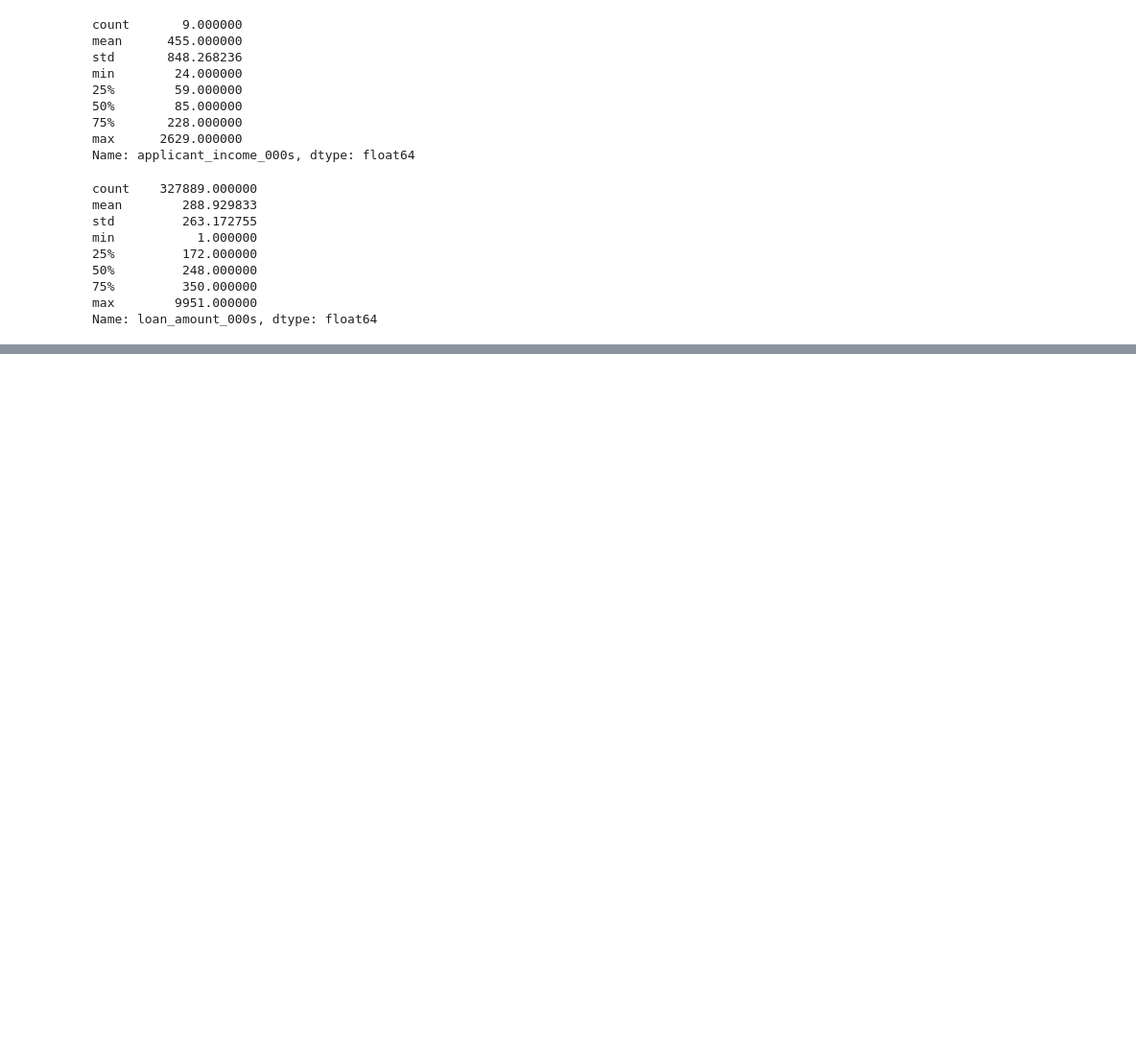
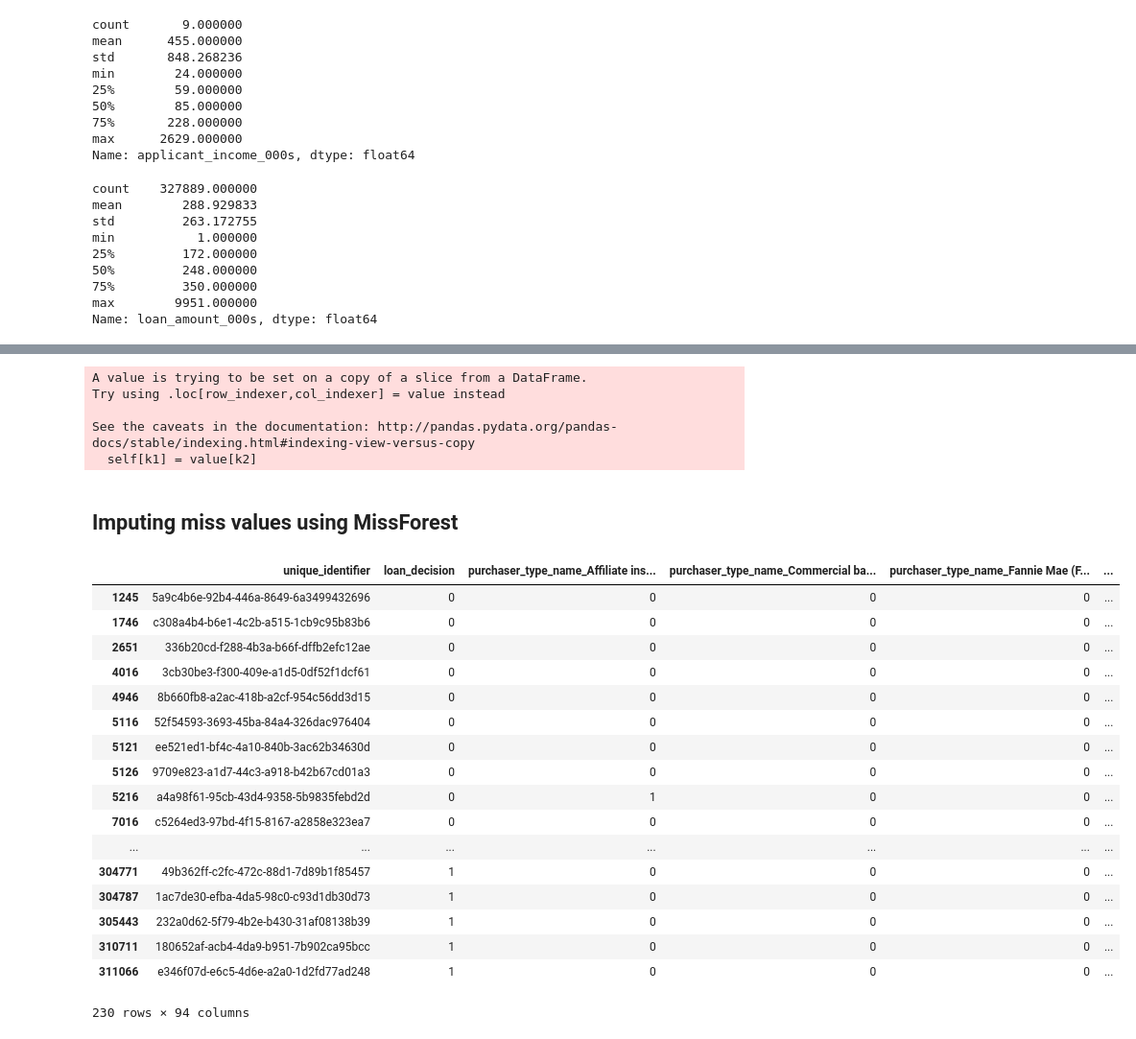
Before and after one commit to paigedilmore/Mortgage-Approvals-WA-State, a Jupyter notebook: Predicting loan denials and approvals.ipynb, the cells around one changed output, grey strips where cells are left out. Shown at 96% size. Cells and saved outputs as stored; diff of their text form; code cells hidden in the pictures; blank space fills up the shorter version.

```diff
--- a/Predicting loan denials and approvals.ipynb
+++ b/Predicting loan denials and approvals.ipynb
@@ -221,0 +297,2 @@ Name: loan_amount_000s, dtype: float64
+# %%
+categorical.drop(['action_taken_name'], axis=1, inplace=True)
@@ -221,0 +309,6 @@ Name: loan_amount_000s, dtype: float64
+# %%
+cols = list(categorical.iloc[:,1:17].columns)
+# %%
+cat_encode = pd.get_dummies(categorical, columns=cols)
+# %%
+prep_df = pd.merge(cat_encode, numeric, how='inner', on='unique_identifier')
@@ -221,0 +363,10 @@ Name: loan_amount_000s, dtype: float64
+# %%
+null_data[cols]= imputed
+# %% [output]
+A value is trying to be set on a copy of a slice from a DataFrame.
+Try using .loc[row_indexer,col_indexer] = value instead
+
+See the caveats in the documentation: http://pandas.pydata.org/pandas-docs/stable/indexing.html#indexing-view-versus-copy
+  self[k1] = value[k2]
+# %% [markdown]
+## Imputing miss values using MissForest
@@ -221,0 +375,21 @@ Name: loan_amount_000s, dtype: float64
+# %%
+prep_df.loc[prep_df['population'].isnull() ==True]#.loan_decision.value_counts(normalize=True)
+# %% [output]
+|  | unique_identifier | loan_decision | purchaser_type_name_Affiliate ins... | purchaser_type_name_Commercial ba... | purchaser_type_name_Fannie Mae (F... | ... |
+| 1245 | 5a9c4b6e-92b4-446a-8649-6a3499432696 | 0 | 0 | 0 | 0 | ... |
+| 1746 | c308a4b4-b6e1-4c2b-a515-1cb9c95b83b6 | 0 | 0 | 0 | 0 | ... |
+| 2651 | 336b20cd-f288-4b3a-b66f-dffb2efc12ae | 0 | 0 | 0 | 0 | ... |
+| 4016 | 3cb30be3-f300-409e-a1d5-0df52f1dcf61 | 0 | 0 | 0 | 0 | ... |
+| 4946 | 8b660fb8-a2ac-418b-a2cf-954c56dd3d15 | 0 | 0 | 0 | 0 | ... |
+| 5116 | 52f54593-3693-45ba-84a4-326dac976404 | 0 | 0 | 0 | 0 | ... |
+| 5121 | ee521ed1-bf4c-4a10-840b-3ac62b34630d | 0 | 0 | 0 | 0 | ... |
+| 5126 | 9709e823-a1d7-44c3-a918-b42b67cd01a3 | 0 | 0 | 0 | 0 | ... |
+| 5216 | a4a98f61-95cb-43d4-9358-5b9835febd2d | 0 | 1 | 0 | 0 | ... |
+| 7016 | c5264ed3-97bd-4f15-8167-a2858e323ea7 | 0 | 0 | 0 | 0 | ... |
+| ... | ... | ... | ... | ... | ... | ... |
+| 304771 | 49b362ff-c2fc-472c-88d1-7d89b1f85457 | 1 | 0 | 0 | 0 | ... |
+| 304787 | 1ac7de30-efba-4da5-98c0-c93d1db30d73 | 1 | 0 | 0 | 0 | ... |
+| 305443 | 232a0d62-5f79-4b2e-b430-31af08138b39 | 1 | 0 | 0 | 0 | ... |
+| 310711 | 180652af-acb4-4da9-b951-7b902ca95bcc | 1 | 0 | 0 | 0 | ... |
+| 311066 | e346f07d-e6c5-4d6e-a2a0-1d2fd77ad248 | 1 | 0 | 0 | 0 | ... |
+230 rows × 94 columns
```
Also changed, not shown: parts of 36 cells of this notebook.
